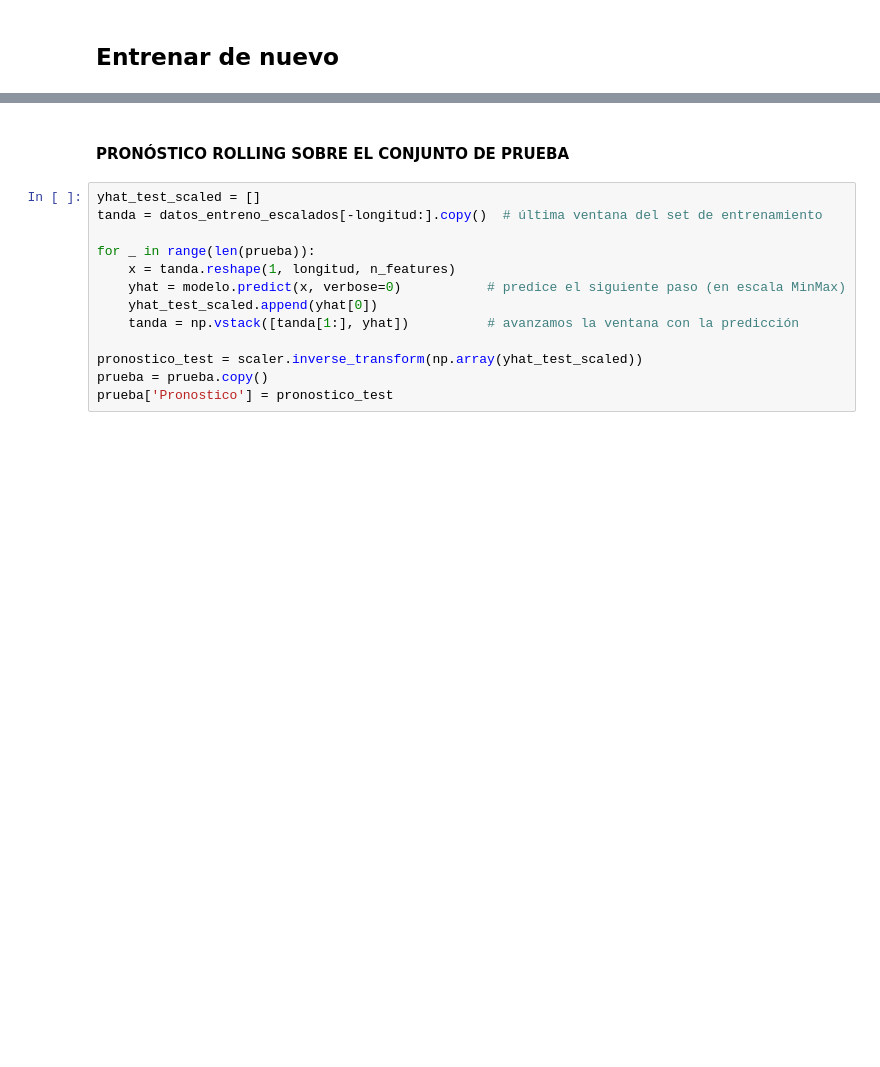
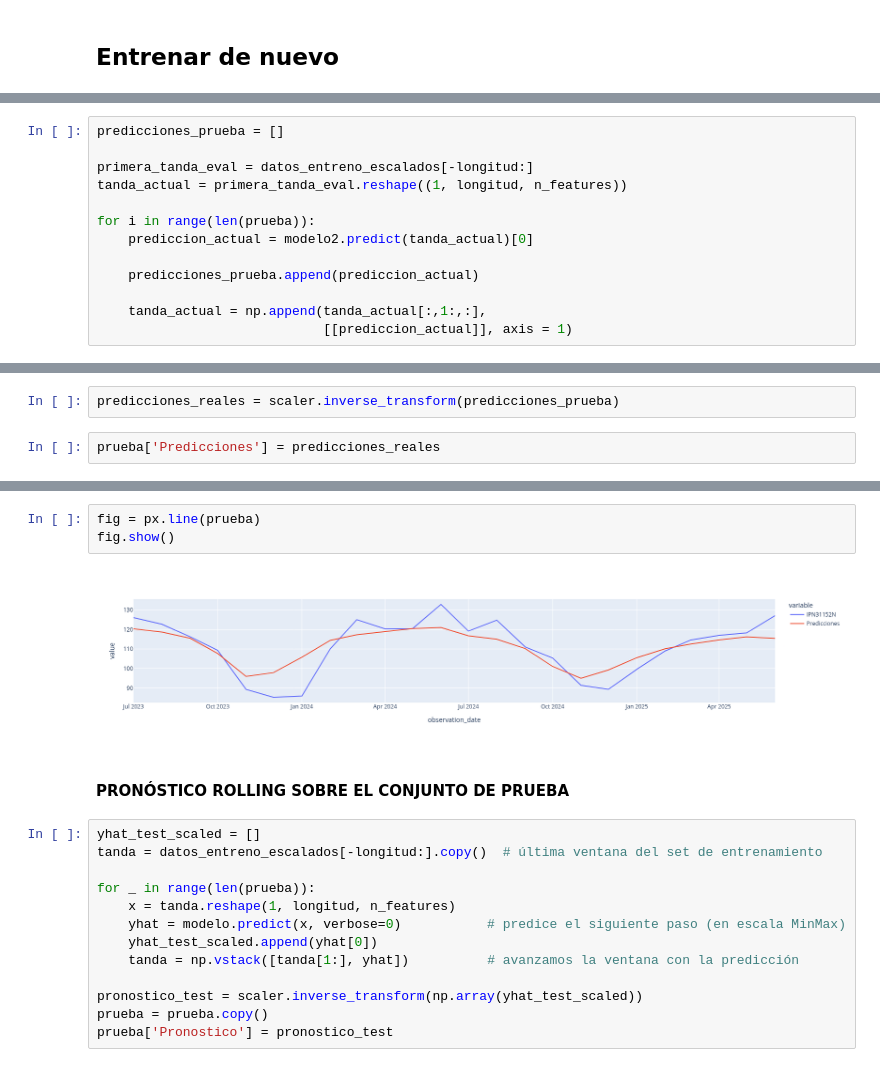
Before and after one commit to nel-eleven11/Lab5_DataScience, a Jupyter notebook: lab5.ipynb, the cells around one changed output, grey strips where cells are left out. Saved outputs shown, nothing was run; the diff lists cells and outputs as text; blank space fills up the shorter version.

```diff
--- a/lab5.ipynb
+++ b/lab5.ipynb
@@ -368,0 +405,13 @@ Do not pass an `input_shape`/`input_dim` argument to a layer. When using Sequent
+# %%
+predicciones_prueba = []
+
+primera_tanda_eval = datos_entreno_escalados[-longitud:]
+tanda_actual = primera_tanda_eval.reshape((1, longitud, n_features))
+
+for i in range(len(prueba)):
+    prediccion_actual = modelo2.predict(tanda_actual)[0]
+
+    predicciones_prueba.append(prediccion_actual)
+
+    tanda_actual = np.append(tanda_actual[:,1:,:],
+                             [[prediccion_actual]], axis = 1)
@@ -368,0 +436,4 @@ Do not pass an `input_shape`/`input_dim` argument to a layer. When using Sequent
+# %%
+predicciones_reales = scaler.inverse_transform(predicciones_prueba)
+# %%
+prueba['Predicciones'] = predicciones_reales
@@ -369,3 +466,8 @@ Do not pass an `input_shape`/`input_dim` argument to a layer. When using Sequent
+# %%
+fig = px.line(prueba)
+fig.show()
+# %% [output]
+[figure, added]
 # %% [markdown]
 #### PRONÓSTICO ROLLING SOBRE EL CONJUNTO DE PRUEBA
 # %%
```
Also changed, not shown: parts of 25 cells of this notebook.
